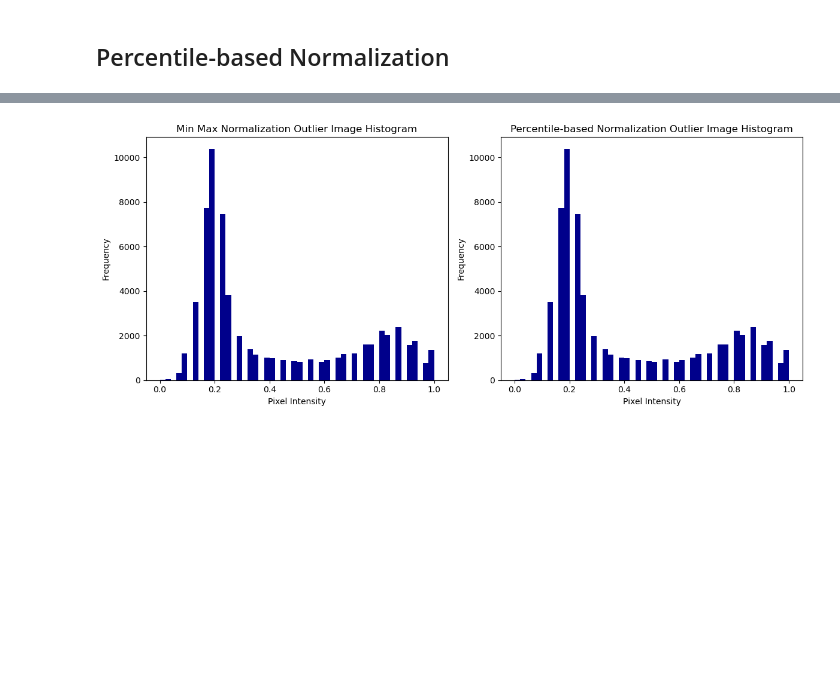
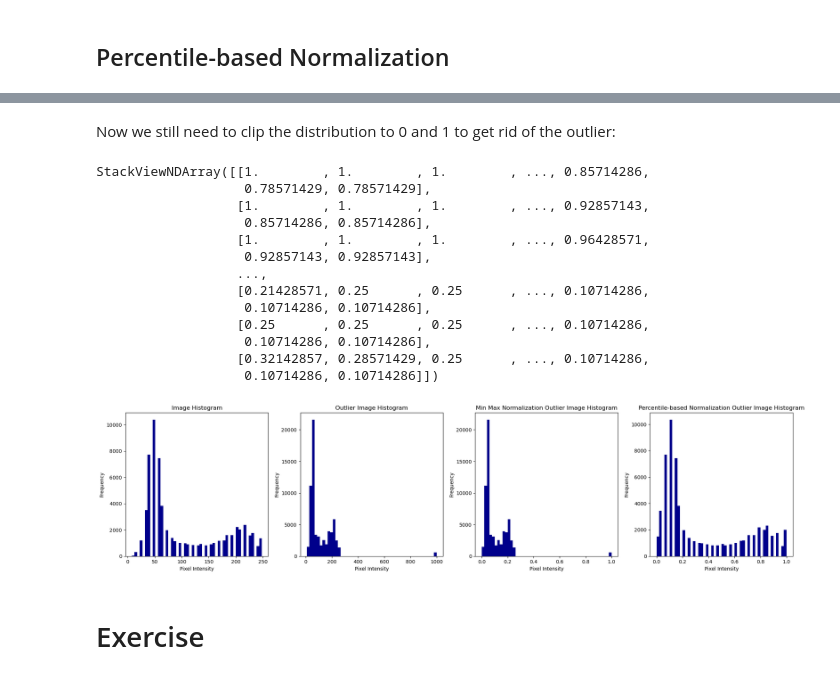
Before and after one commit to haesleinhuepf/BioImageAnalysisNotebooks, a Jupyter notebook: docs/12_image_analysis_basics/normalization.ipynb, the cells around one changed output, grey strips where cells are left out. Cells and saved outputs as stored; diff of their text form; code cells hidden in the pictures; blank space fills up the shorter version.

Commit message:
add percentile and z score normalization

```diff
--- a/docs/12_image_analysis_basics/normalization.ipynb
+++ b/docs/12_image_analysis_basics/normalization.ipynb
@@ -92,6 +125,0 @@ But we need to keep in mind that min-max normalization can be highly sensitive t
-# %%
-outlier_image = image.copy()
-
-# Introduce a square outlier in the upper left corner (for example, 3x3 square)
-outlier_image[0:25, 0:25] = 0  # Setting high intensity values in a 3x3 square
-insight(outlier_image)
@@ -106,4 +125,0 @@ StackViewNDArray([[  0,   0,   0, ..., 216, 200, 200],
-# %%
-min_int_outlier = outlier_image.min()
-max_int_outlier = outlier_image.max()
-min_max_outlier = (outlier_image - min_int_outlier) / (max_int_outlier - min_int_outlier)
@@ -150,0 +132,8 @@ StackViewNDArray([[0.        , 0.        , 0.        , ..., 0.87096774,
+# %%
+# Step 2: Compute percentiles
+p1 = np.percentile(outlier_image, 1)
+p99 = np.percentile(outlier_image, 99)
+
+# Step 3: Perform percentile normalization
+percentile_image_unclipped = (outlier_image - p1) / (p99 - p1)
+insight(percentile_image_unclipped)
@@ -151,20 +154,53 @@ StackViewNDArray([[0.        , 0.        , 0.        , ..., 0.87096774,
+# %% [markdown]
+Now we still need to clip the distribution to 0 and 1 to get rid of the outlier:
+# %%
+percentile_image_clipped = np.clip(percentile_image_unclipped, 0, 1)
+insight(percentile_image_clipped)
+# %% [output]
+StackViewNDArray([[1.        , 1.        , 1.        , ..., 0.85714286,
+                   0.78571429, 0.78571429],
+                  [1.        , 1.        , 1.        , ..., 0.92857143,
+                   0.85714286, 0.85714286],
+                  [1.        , 1.        , 1.        , ..., 0.96428571,
+                   0.92857143, 0.92857143],
+                  ...,
+                  [0.21428571, 0.25      , 0.25      , ..., 0.10714286,
+                   0.10714286, 0.10714286],
+                  [0.25      , 0.25      , 0.25      , ..., 0.10714286,
+                   0.10714286, 0.10714286],
+                  [0.32142857, 0.28571429, 0.25      , ..., 0.10714286,
+                   0.10714286, 0.10714286]])
 # %%
 # Plot the histograms
-fig, axes = plt.subplots(1, 2, figsize=(12, 5))  # Create two subplots side by side
+fig, axes = plt.subplots(1, 4, figsize=(20, 5))  # Create two subplots side by side
 
 # Original image histogram
-axes[0].hist(min_max_outlier.ravel(), bins=50, color='darkblue')
-axes[0].set_title('Min Max Normalization Outlier Image Histogram')
+axes[0].hist(image.ravel(), bins=50, color='darkblue')
+axes[0].set_title('Image Histogram')
 axes[0].set_xlabel('Pixel Intensity')
 axes[0].set_ylabel('Frequency')
 
-# Min-max normalized image histogram
-axes[1].hist(percentile_image.ravel(), bins=50, color='darkblue')
-axes[1].set_title('Percentile-based Normalization Outlier Image Histogram')
+# Original image histogram
+axes[1].hist(outlier_image.ravel(), bins=50, color='darkblue')
+axes[1].set_title('Outlier Image Histogram')
 axes[1].set_xlabel('Pixel Intensity')
 axes[1].set_ylabel('Frequency')
 
+# Original image histogram
+axes[2].hist(min_max_outlier.ravel(), bins=50, color='darkblue')
+axes[2].set_title('Min Max Normalization Outlier Image Histogram')
+axes[2].set_xlabel('Pixel Intensity')
+axes[2].set_ylabel('Frequency')
+
+# Min-max normalized image histogram
+axes[3].hist(percentile_image_clipped.ravel(), bins=50, color='darkblue')
+axes[3].set_title('Percentile-based Normalization Outlier Image Histogram')
+axes[3].set_xlabel('Pixel Intensity')
+axes[3].set_ylabel('Frequency')
+
 plt.tight_layout()  # Adjust spacing to prevent overlap
 plt.show()
 # %% [output]
-[figure, old version]
+[figure, new version]
+# %% [markdown]
+# Exercise
```
Also changed, not shown: parts of 23 cells of this notebook.
